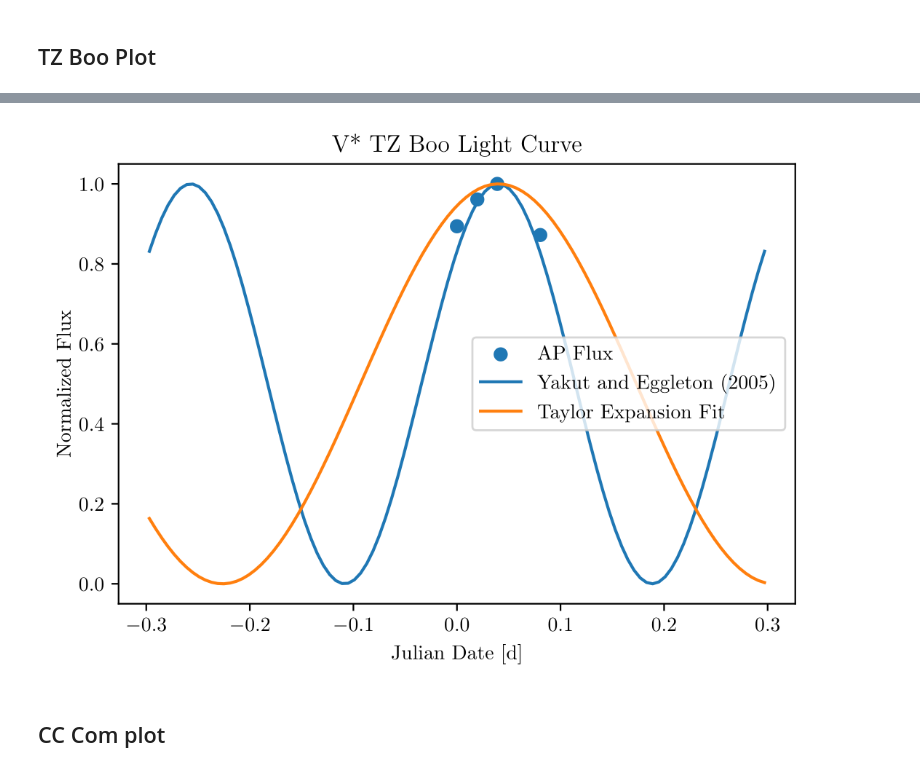
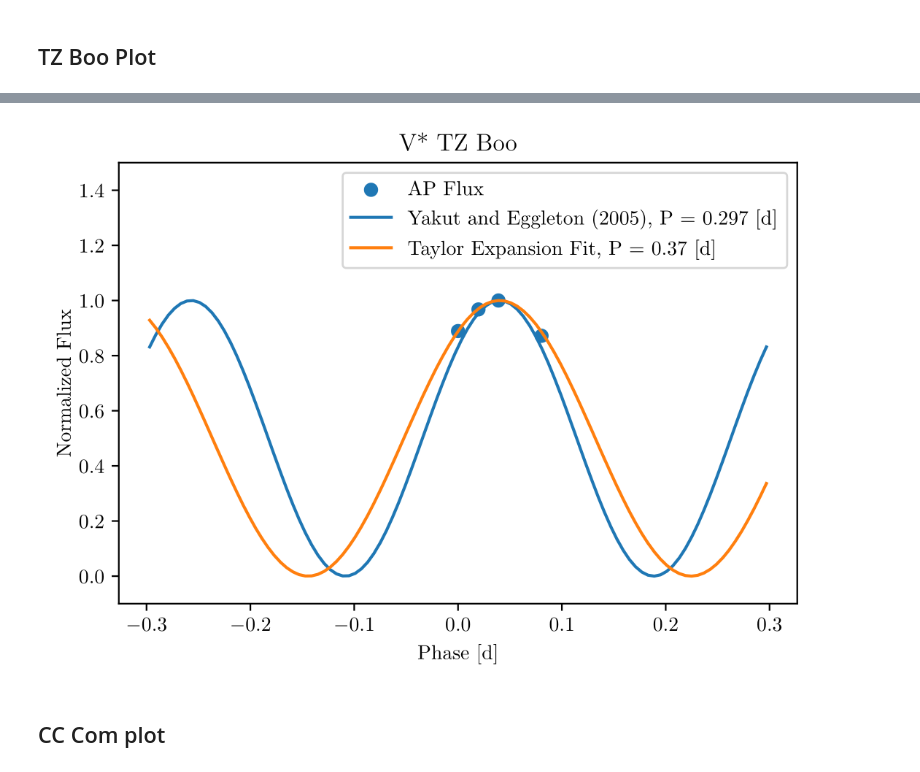
Before and after one commit to matt-ketk/astr-480, a Jupyter notebook: analysis/PaperFigures.ipynb, the cells around one changed output, grey strips where cells are left out. Drawn from its saved outputs; the diff is of its cells as text; code cells hidden in the pictures.

```diff
--- a/analysis/PaperFigures.ipynb
+++ b/analysis/PaperFigures.ipynb
@@ -26,8 +26,17 @@ flat_dir = './data/flat'
 darks_dir = './data/dark'
 tzboo_dir = './data/tz_boo'
 cccom_dir = './data/cc_com'
+
+cc_com_reduced = './data/cc_com/reduced/'
+tz_boo_reduced = './data/tz_boo/reduced/'
+
+pgf_plot = False
 # %%
-matplotlib.use('pgf')
+if pgf_plot:
+    matplotlib.use('pgf')
+else:
+    matplotlib.use('module://matplotlib_inline.backend_inline')
+    matplotlib.rcParams['backend']
 matplotlib.rcParams['figure.dpi'] = 200
 matplotlib.rcParams.update({
     'pgf.texsystem': 'pdflatex',
@@ -58,36 +95,39 @@ def lc_from_period(t, phase, period):
 # %%
 tz_fit = pd.read_csv('./results/tz_fit_params.csv')
 tz_data = BinnedTimeSeries.read(
     './results/tzboo_results.csv',
     time_bin_start_column='time_bin_start',
     time_bin_size_column='time_bin_size',
     time_bin_size_unit=u.s
 )
 
 tz_data = {
     'time' : tz_data.time_bin_start.jd - tz_data.time_bin_start.jd.min(),
     'ap flux' : tz_data['AP flux'] / tz_data['AP flux'].max()
 }
 
 tz_period_ye = 0.297
+tz_period_fit = tz_fit['period'][0]
 
 fig, ax = plt.subplots()
 
 fit_domain = np.linspace(-1 * tz_period_ye, 1 * tz_period_ye, 100)
 tz_curve_ye = lc_from_period(fit_domain, 0.04, tz_period_ye)
-tz_curve_fit = lc_from_period(fit_domain, 0.04, tz_fit['period'][0])
+tz_curve_fit = lc_from_period(fit_domain, 0.04, tz_period_fit)
 
 ax.scatter(tz_data['time'], tz_data['ap flux'], label='AP Flux')
-ax.plot(fit_domain, tz_curve_ye, label='Yakut and Eggleton (2005)')
-ax.plot(fit_domain, tz_curve_fit, label='Taylor Expansion Fit')
+ax.plot(fit_domain, tz_curve_ye, label=f'Yakut and Eggleton (2005), P = {tz_period_ye:.3} [d]')
+ax.plot(fit_domain, tz_curve_fit, label=f'Taylor Expansion Fit, P = {tz_period_fit:.2} [d]')
 ax.legend()
-ax.set_xlabel('Julian Date [d]')
+ax.set_xlabel('Phase [d]')
 ax.set_ylabel('Normalized Flux')
-ax.set_title('V* TZ Boo Light Curve')
-
-fig.savefig('../paper/figures/tz-boo_lightcurve.pgf')
-# fig.savefig('../paper/figures/tz-boo_lightcurve.png')
+ax.set_title('V* TZ Boo')
+ax.set_ylim([-0.1, 1.5])
+if pgf_plot:
+    fig.savefig('../paper/figures/tz-boo_lightcurve.pgf', format='pgf')
+else:
+    fig.savefig('../paper/figures/tz-boo_lightcurve.png')
 # %% [output]
-[figure, old version]
+[figure, new version]
 # %% [markdown]
 ## CC Com plot
```
Also changed, not shown: parts of 5 cells of this notebook, 20 other files.
